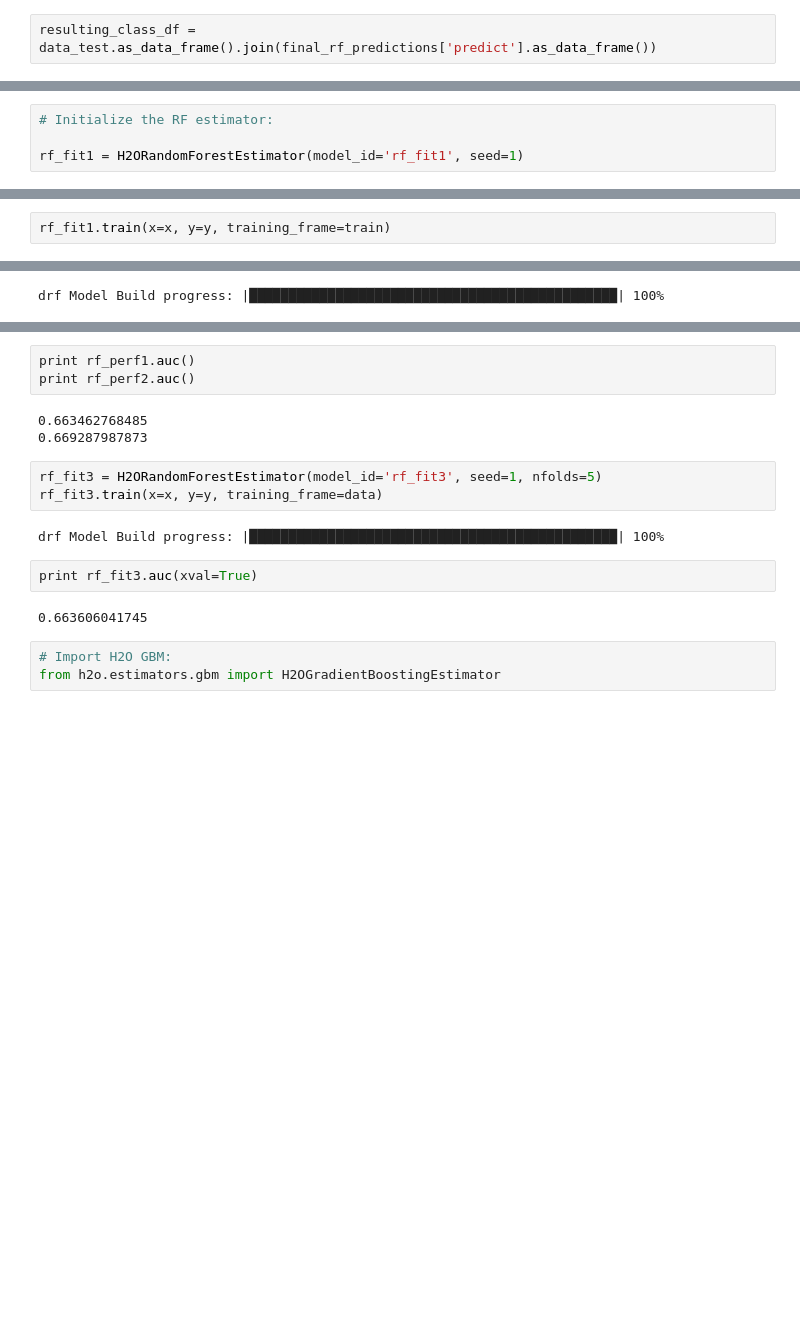
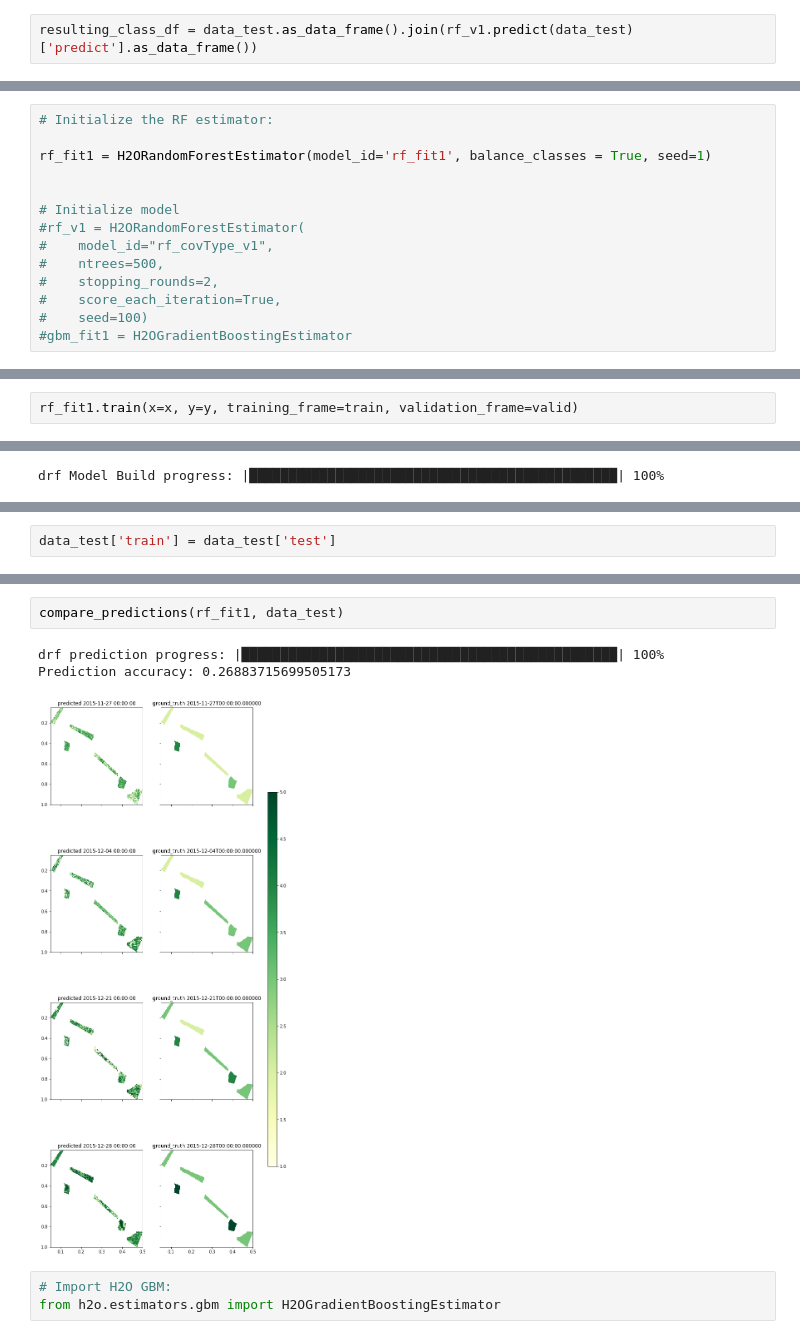
Before and after one commit to alexsalr/ciat_monitor_crops, a Jupyter notebook: examples/Models_test.ipynb, the cells around one changed output, grey strips where cells are left out. Drawn from its saved outputs; the diff is of its cells as text; blank space fills up the shorter version.

Commit message:
Additional model examples

```diff
--- a/examples/Models_test.ipynb
+++ b/examples/Models_test.ipynb
@@ -633,2 +509,2 @@ final_rf_predictions['predict'].as_data_frame().shape
 # %%
-resulting_class_df = data_test.as_data_frame().join(final_rf_predictions['predict'].as_data_frame())
+resulting_class_df = data_test.as_data_frame().join(rf_v1.predict(data_test)['predict'].as_data_frame())
@@ -782,4 +622,14 @@ from h2o.estimators.random_forest import H2ORandomForestEstimator
 # %%
 # Initialize the RF estimator:
 
-rf_fit1 = H2ORandomForestEstimator(model_id='rf_fit1', seed=1)
+rf_fit1 = H2ORandomForestEstimator(model_id='rf_fit1', balance_classes = True, seed=1)
+
+
+# Initialize model
+#rf_v1 = H2ORandomForestEstimator(
+#    model_id="rf_covType_v1",
+#    ntrees=500,
+#    stopping_rounds=2,
+#    score_each_iteration=True,
+#    seed=100)
+#gbm_fit1 = H2OGradientBoostingEstimator
@@ -786,5 +650,5 @@ rf_fit1 = H2ORandomForestEstimator(model_id='rf_fit1', seed=1)
 # %%
-rf_fit1.train(x=x, y=y, training_frame=train)
+rf_fit1.train(x=x, y=y, training_frame=train, validation_frame=valid)
 # %% [output]
 drf Model Build progress: |███████████████████████████████████████████████| 100%
 # %%
@@ -853 +659,3 @@ Variable Importances:
+# %%
+data_test['train'] = data_test['test']
 # %%
@@ -858,18 +687,9 @@ TypeError: must be str, not type
-# %%
-print rf_perf1.auc()
-print rf_perf2.auc()
-# %% [output]
-0.663462768485
-0.669287987873
-# %%
-rf_fit3 = H2ORandomForestEstimator(model_id='rf_fit3', seed=1, nfolds=5)
-rf_fit3.train(x=x, y=y, training_frame=data)
-# %% [output]
-drf Model Build progress: |███████████████████████████████████████████████| 100%
-# %%
-print rf_fit3.auc(xval=True)
-# %% [output]
-0.663606041745
+# %%
+compare_predictions(rf_fit1, data_test)
+# %% [output]
+drf prediction progress: |████████████████████████████████████████████████| 100%
+Prediction accuracy: 0.26883715699505173
+[figure, added]
 # %%
 # Import H2O GBM:
 from h2o.estimators.gbm import H2OGradientBoostingEstimator
```
Also changed, not shown: parts of 60 cells of this notebook.
